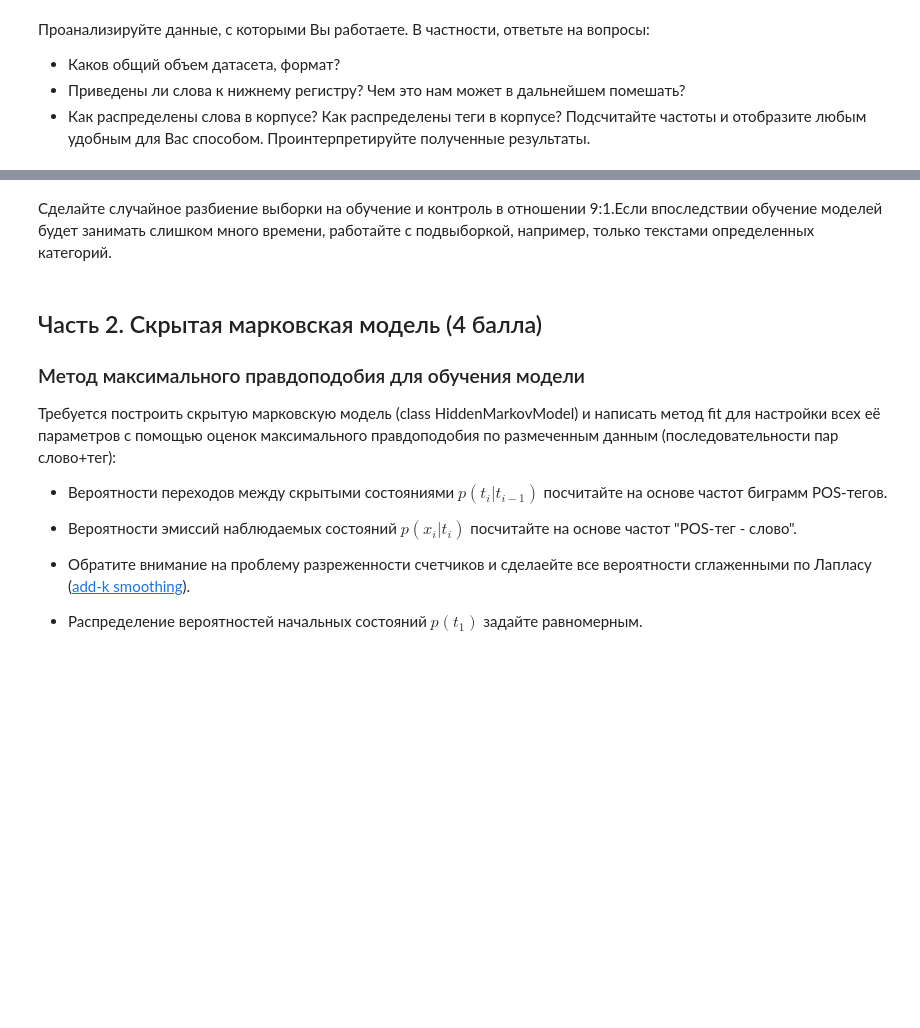
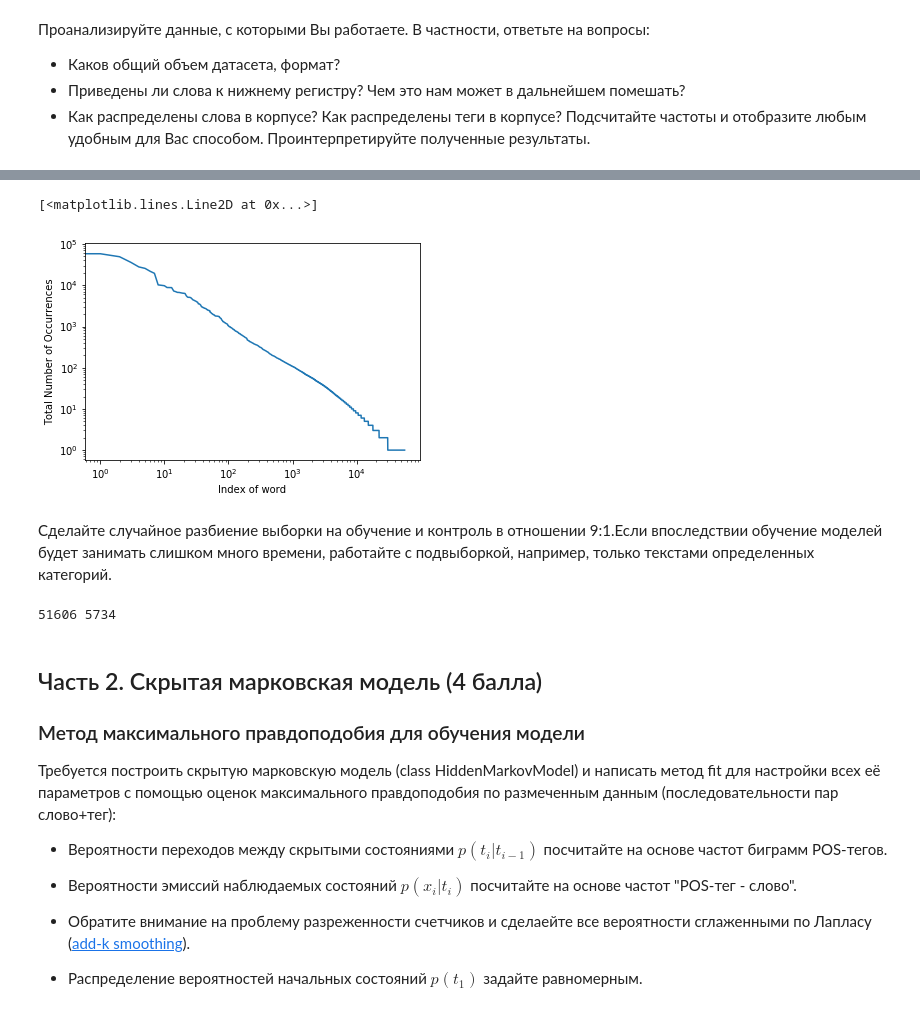
Before and after one commit to khurshudoff/hw, a Jupyter notebook: HW2/lab_tagging_hmm.ipynb, the cells around one changed output, grey strips where cells are left out. Saved outputs shown, nothing was run; the diff lists cells and outputs as text; code cells hidden in the pictures; blank space fills up the shorter version.

```diff
--- a/HW2/lab_tagging_hmm.ipynb
+++ b/HW2/lab_tagging_hmm.ipynb
@@ -122,0 +161,11 @@ brown_tagged_sents = brown.tagged_sents(tagset="universal")
+# %%
+from collections import Counter
+
+words_arr = [inner[0]
+              for outer in brown_tagged_sents
+                for inner in outer]
+
+words_cnt = Counter(words_arr)
+words_freq = [(el, words_cnt[el]/len(words_arr))  for el in words_cnt]
+print("top10 most frequent words")
+sorted(words_freq, key=lambda x:x[1], reverse=True)[:10]
@@ -123,2 +184,14 @@ brown_tagged_sents = brown.tagged_sents(tagset="universal")
+# %%
+import matplotlib.pyplot as plt
+
+plt.ylabel("Total Number of Occurrences")
+plt.xlabel("Index of word")
+plt.loglog(
+    range(len(words_cnt)),
+    sorted([words_cnt[el]  for el in words_cnt], reverse=True),
+  )
+# %% [output]
+[<matplotlib.lines.Line2D at 0x...>]
+[figure, added]
 # %% [markdown]
 Cделайте случайное разбиение выборки на обучение и контроль в отношении 9:1.Если впоследствии обучение моделей будет занимать слишком много времени, работайте с подвыборкой, например, только текстами определенных категорий.
@@ -127,3 +198,10 @@ Cделайте случайное разбиение выборки на обу
+# %%
+from sklearn.model_selection import train_test_split
+
+train, test = train_test_split(brown_tagged_sents, train_size=0.9)
+print(len(train), len(test))
+# %% [output]
+51606 5734
 # %% [markdown]
 ## Часть 2. Скрытая марковская модель (4 балла)
 
```
Also changed, not shown: parts of 24 cells of this notebook, 6 other files.
